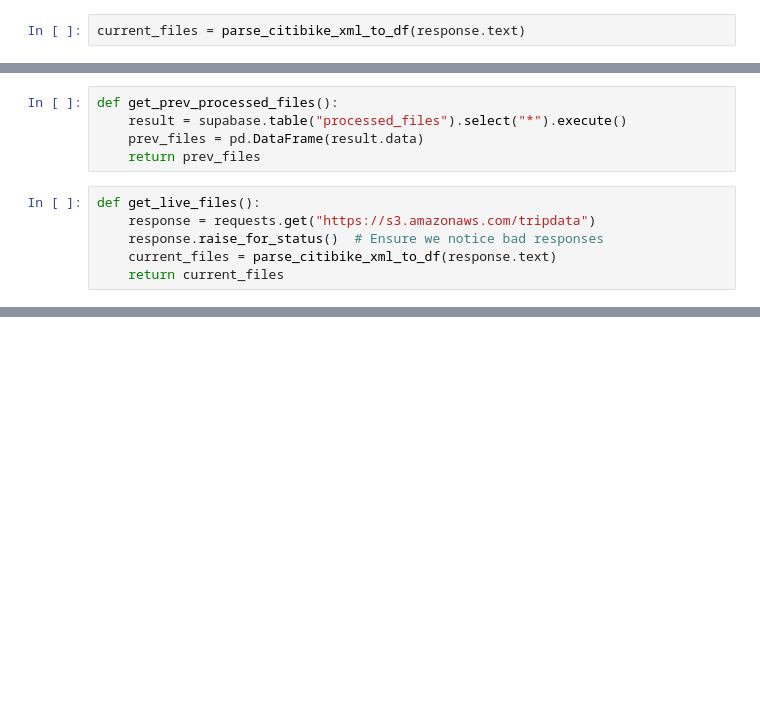
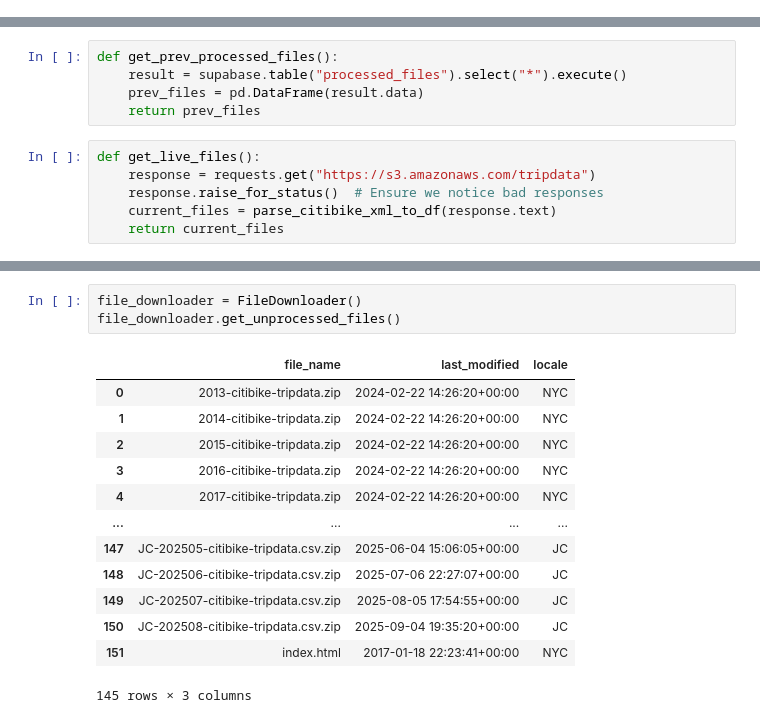
Before and after one commit to PatrickCleary/citi-bike-data, a Jupyter notebook: research/fetch_file_names.ipynb, the cells around one changed output, grey strips where cells are left out. Cells and saved outputs as stored; diff of their text form; blank space fills up the shorter version.

```diff
--- a/research/fetch_file_names.ipynb
+++ b/research/fetch_file_names.ipynb
@@ -24,2 +19,0 @@ soup.find_all('a')
-# %%
-current_files = parse_citibike_xml_to_df(response.text)
@@ -145,0 +240,17 @@ def parse_citibike_xml_to_df(xml_content):
+# %%
+file_downloader = FileDownloader()
+file_downloader.get_unprocessed_files()
+# %% [output]
+|  | file_name | last_modified | locale |
+| 0 | 2013-citibike-tripdata.zip | 2024-02-22 14:26:20+00:00 | NYC |
+| 1 | 2014-citibike-tripdata.zip | 2024-02-22 14:26:20+00:00 | NYC |
+| 2 | 2015-citibike-tripdata.zip | 2024-02-22 14:26:20+00:00 | NYC |
+| 3 | 2016-citibike-tripdata.zip | 2024-02-22 14:26:20+00:00 | NYC |
+| 4 | 2017-citibike-tripdata.zip | 2024-02-22 14:26:20+00:00 | NYC |
+| ... | ... | ... | ... |
+| 147 | JC-202505-citibike-tripdata.csv.zip | 2025-06-04 15:06:05+00:00 | JC |
+| 148 | JC-202506-citibike-tripdata.csv.zip | 2025-07-06 22:27:07+00:00 | JC |
+| 149 | JC-202507-citibike-tripdata.csv.zip | 2025-08-05 17:54:55+00:00 | JC |
+| 150 | JC-202508-citibike-tripdata.csv.zip | 2025-09-04 19:35:20+00:00 | JC |
+| 151 | index.html | 2017-01-18 22:23:41+00:00 | NYC |
+145 rows × 3 columns
```
Also changed, not shown: parts of 15 cells of this notebook, 11 other files.
